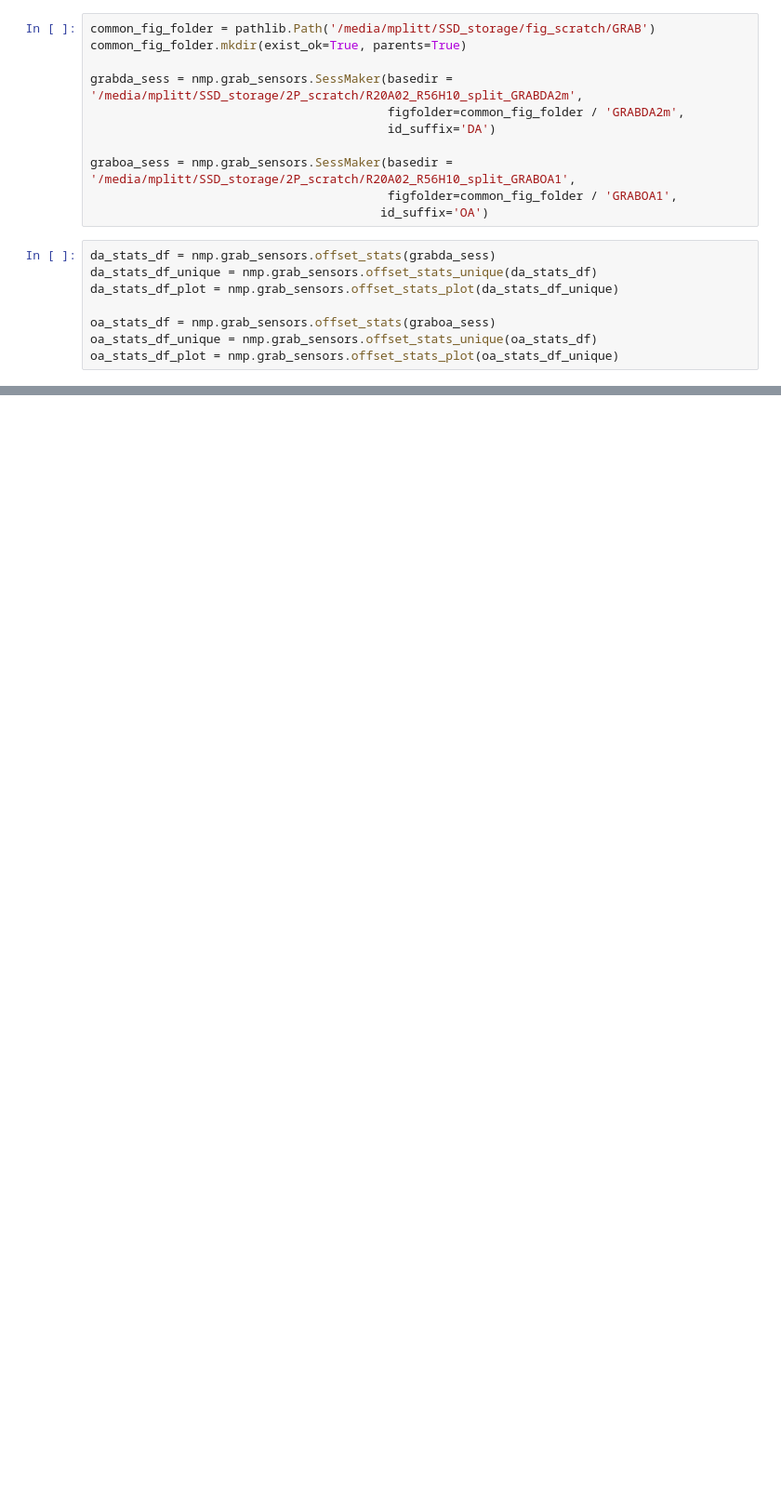
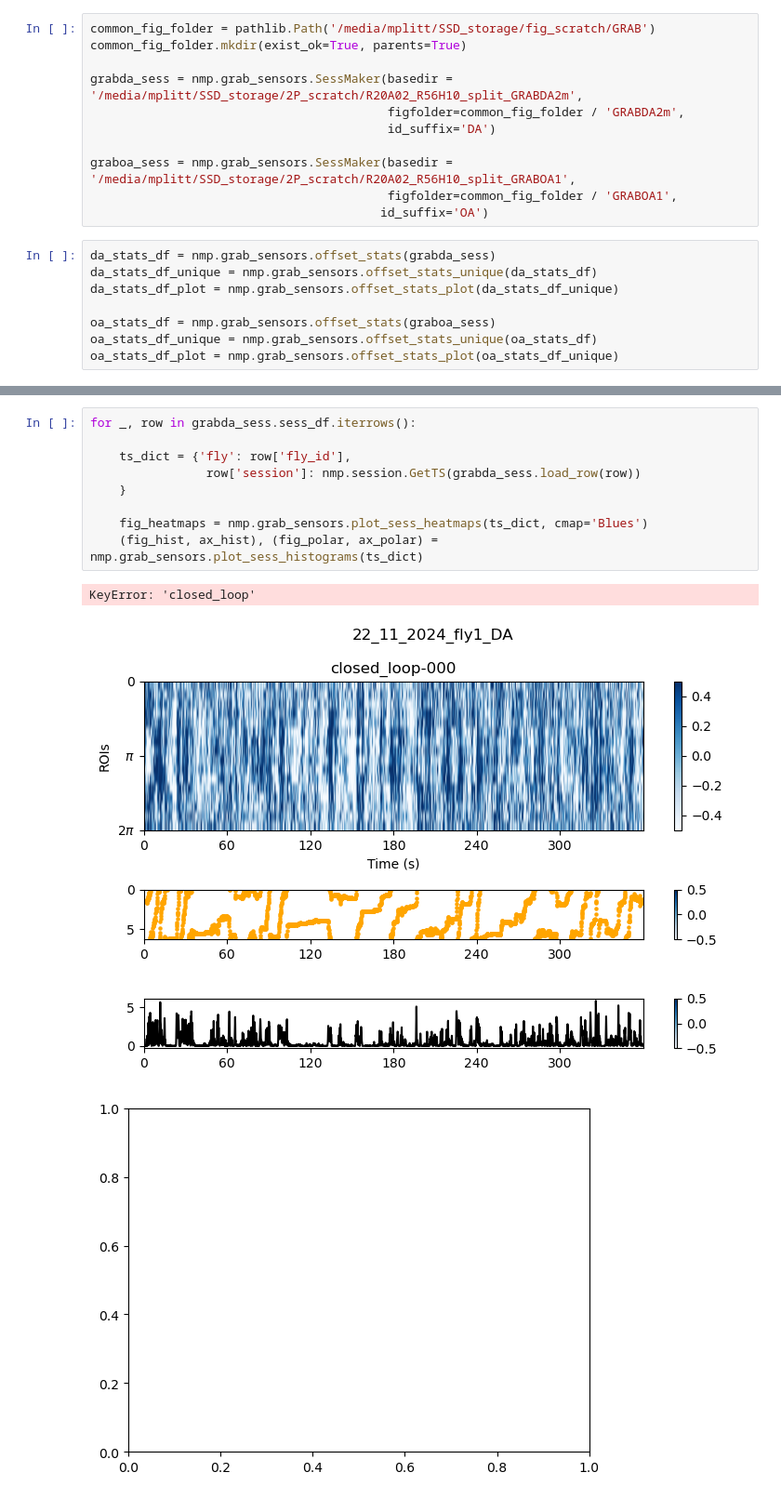
Before and after one commit to yfisher-lab/NeuromodPlasticity, a Jupyter notebook: NeuromodPlasticity/figures/GRAB_imaging/GRABDA_GRABOA.ipynb, the cells around one changed output, grey strips where cells are left out. Shown at 93% size. Drawn from its saved outputs; the diff is of its cells as text; blank space fills up the shorter version.

```diff
--- a/NeuromodPlasticity/figures/GRAB_imaging/GRABDA_GRABOA.ipynb
+++ b/NeuromodPlasticity/figures/GRAB_imaging/GRABDA_GRABOA.ipynb
@@ -72,0 +201,13 @@ da_grouped
+# %%
+for _, row in grabda_sess.sess_df.iterrows():
+
+    ts_dict = {'fly': row['fly_id'],
+                row['session']: nmp.session.GetTS(grabda_sess.load_row(row))
+    }
+
+    fig_heatmaps = nmp.grab_sensors.plot_sess_heatmaps(ts_dict, cmap='Blues')
+    (fig_hist, ax_hist), (fig_polar, ax_polar) = nmp.grab_sensors.plot_sess_histograms(ts_dict)
+# %% [output]
+KeyError: 'closed_loop'
+[figure, added]
+[figure, added]
```
Also changed, not shown: parts of 10 cells of this notebook, 1 other file.
